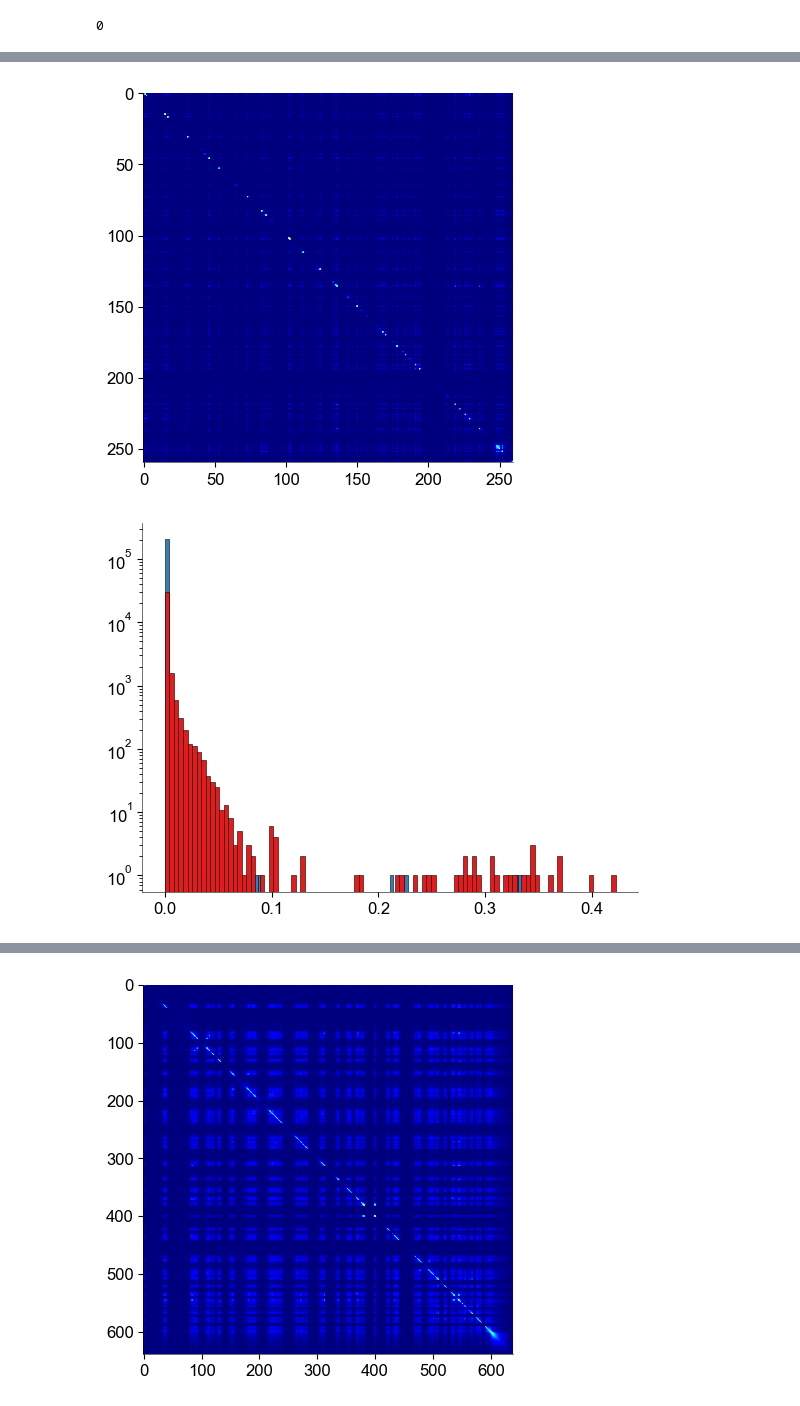
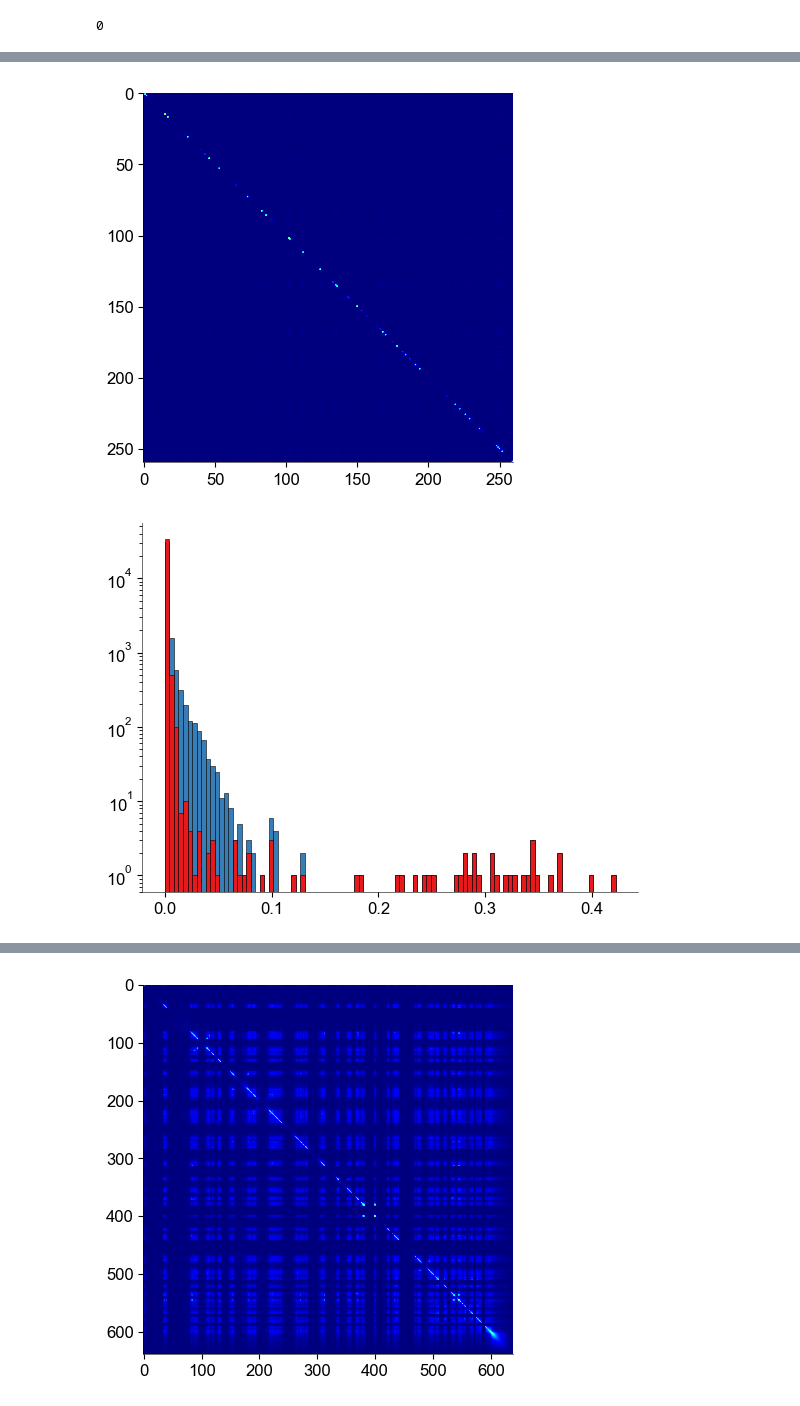
Before and after one commit to shoyip/SerProtAlign, a Jupyter notebook: notebooks/02_alignment_comparison.ipynb, the cells around one changed output, grey strips where cells are left out. Cells and saved outputs as stored; diff of their text form; code cells hidden in the pictures.

```diff
--- a/notebooks/02_alignment_comparison.ipynb
+++ b/notebooks/02_alignment_comparison.ipynb
@@ -70,8 +101,8 @@ plt.show()
 # %% [output]
 [figure]
 # %%
-corr_new_aln = np.genfromtxt('../corrmatrix/dest.csv', delimiter=',', dtype=float)
-corr_iter_aln = np.genfromtxt('../corrmatrix/dest_iter.csv', delimiter=',', dtype=float)
+corr_new_aln = np.genfromtxt('../data/corr_iter.csv', delimiter=',', dtype=float)
+corr_iter_aln = np.genfromtxt('../data/corr_shuffled_iter.csv', delimiter=',', dtype=float)
 # %%
 np.sum(corr_iter_aln > 1.)
 # %% [output]
@@ -87,12 +118,12 @@ plt.figure()
 plt.imshow(corr_iter_aln, cmap='jet')
 plt.show()
 # %% [output]
-[figure, old version]
+[figure, new version]
 # %%
-plt.hist(corr_new_aln[np.triu_indices(639)], bins=100)
+plt.hist(corr_new_aln[np.triu_indices(260)], bins=100)
 plt.hist(corr_iter_aln[np.triu_indices(260)], bins=100)
 plt.yscale('log')
 plt.show()
 # %% [output]
-[figure, old version]
+[figure, new version]
 # %%
```
Also changed, not shown: parts of 13 cells of this notebook, 2 other files.
